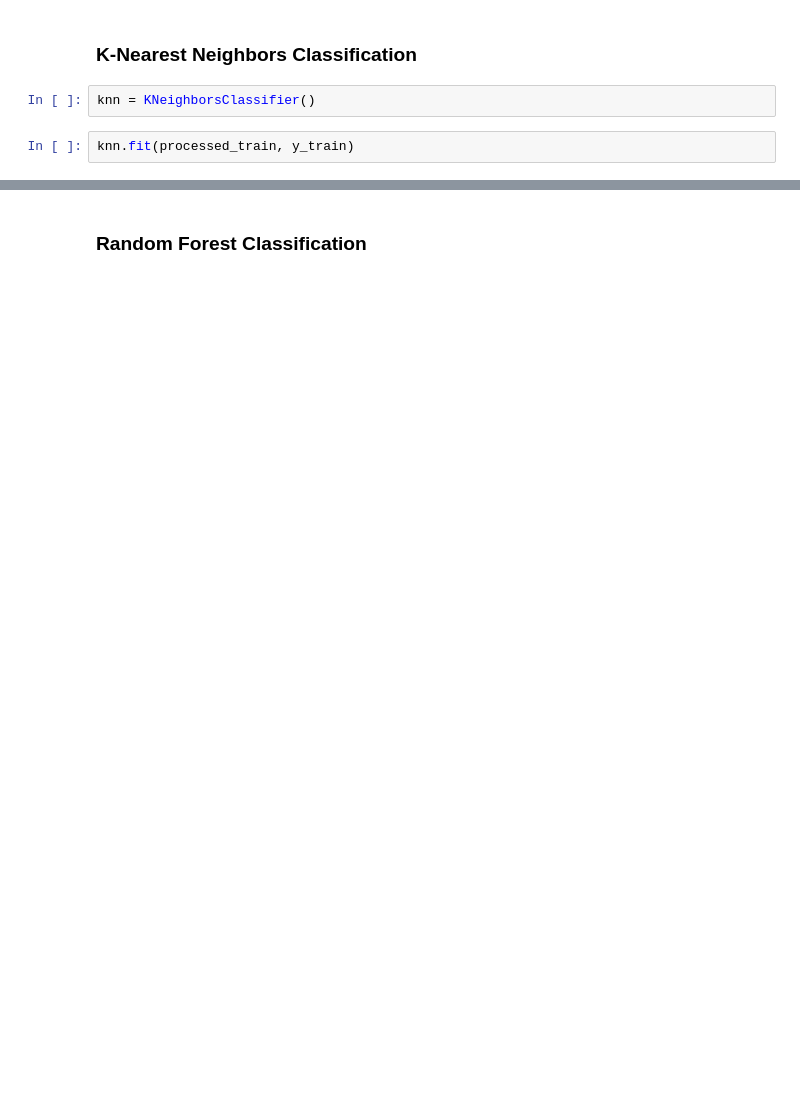
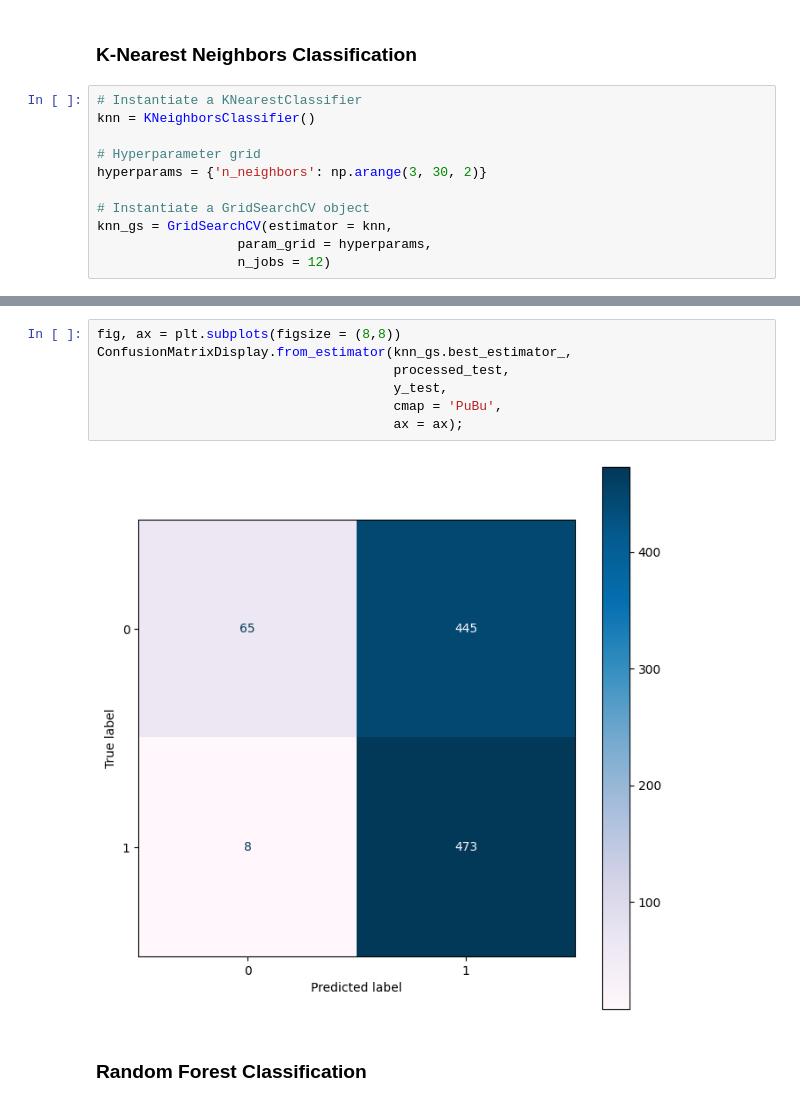
Before and after one commit to dmehta94/project-3-reddit-nlp-litigation-analysis, a Jupyter notebook: code/analysis.ipynb, the cells around one changed output, grey strips where cells are left out. Saved outputs shown, nothing was run; the diff lists cells and outputs as text; blank space fills up the shorter version.

```diff
--- a/code/analysis.ipynb
+++ b/code/analysis.ipynb
@@ -642,6 +594,13 @@ gs.best_estimator_
 # %% [markdown]
 ### K-Nearest Neighbors Classification
 # %%
+# Instantiate a KNearestClassifier
 knn = KNeighborsClassifier()
+
+# Hyperparameter grid
+hyperparams = {'n_neighbors': np.arange(3, 30, 2)}
+
+# Instantiate a GridSearchCV object
+knn_gs = GridSearchCV(estimator = knn,
+                  param_grid = hyperparams,
+                  n_jobs = 12)
-# %%
-knn.fit(processed_train, y_train)
@@ -650,3 +635,12 @@ knn.predict(processed_test)
+# %%
+fig, ax = plt.subplots(figsize = (8,8))
+ConfusionMatrixDisplay.from_estimator(knn_gs.best_estimator_,
+                                      processed_test,
+                                      y_test,
+                                      cmap = 'PuBu',
+                                      ax = ax);
+# %% [output]
+[figure, added]
 # %% [markdown]
 ### Random Forest Classification
 # %%
```
Also changed, not shown: parts of 37 cells of this notebook, 1 other file.
